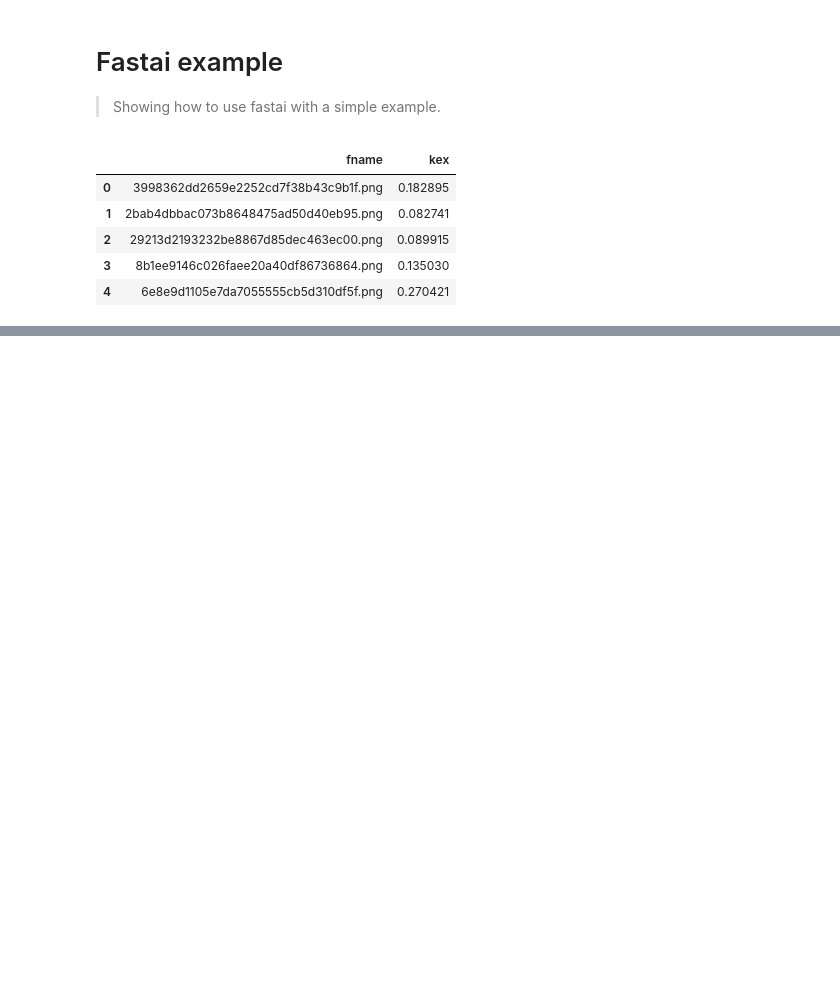
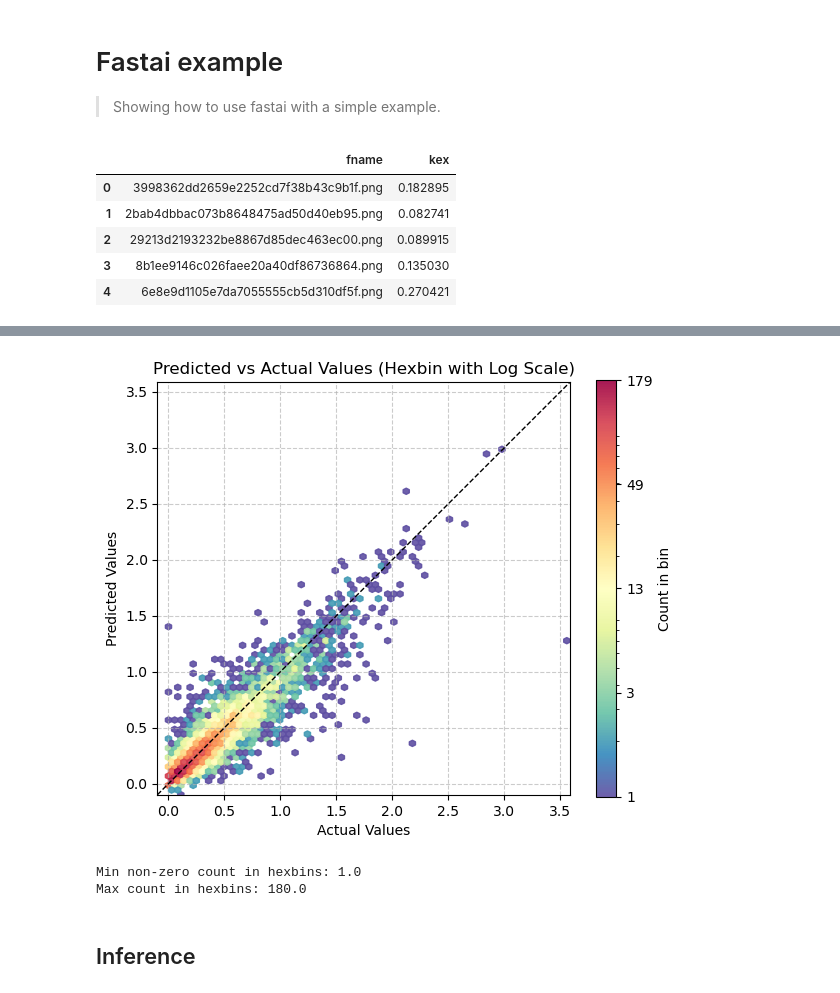
Before and after one commit to franckalbinet/uhina, a Jupyter notebook: nbs/example/fastai.ipynb, the cells around one changed output, grey strips where cells are left out. Saved outputs shown, nothing was run; the diff lists cells and outputs as text; code cells hidden in the pictures; blank space fills up the shorter version.

```diff
--- a/nbs/example/fastai.ipynb
+++ b/nbs/example/fastai.ipynb
@@ -49,3 +92,0 @@ SuggestedLRs(valley=0.0012022644514217973)
-# %%
-# targeting mse of 0.36
-learn.fit_one_cycle(10, 1e-3)
@@ -56,0 +93,2 @@ FileNotFoundError: [Errno 2] No such file or directory: '/Users/franckalbinet/pr
+# %%
+learn.fit_one_cycle(20, 2e-3)
@@ -56,0 +115,2 @@ FileNotFoundError: [Errno 2] No such file or directory: '/Users/franckalbinet/pr
+# %%
+val_preds, val_targets = learn.get_preds(dl=dls.valid)
@@ -56,0 +201,49 @@ FileNotFoundError: [Errno 2] No such file or directory: '/Users/franckalbinet/pr
+# %%
+plt.figure(figsize=(6, 6))
+
+# Use logarithmic bins for the colormap
+h = plt.hexbin(val_targets, val_preds, gridsize=65,
+               bins='log', cmap='Spectral_r', mincnt=1,
+               alpha=0.9)
+
+# Get the actual min and max counts from the hexbin data
+counts = h.get_array()
+min_count = counts[counts > 0].min()  # Minimum non-zero count
+max_count = counts.max()
+
+# Create a logarithmic colorbar
+cb = plt.colorbar(h, label='Count in bin', shrink=0.73)
+tick_locations = np.logspace(np.log10(min_count), np.log10(max_count), 5)
+cb.set_ticks(tick_locations)
+cb.set_ticklabels([f'{int(x)}' for x in tick_locations])
+
+# Add the diagonal line
+min_val = min(val_targets.min(), val_preds.min())
+max_val = max(val_targets.max(), val_preds.max())
+plt.plot([min_val, max_val], [min_val, max_val], 'k--', lw=1)
+
+# Set labels and title
+plt.xlabel('Actual Values')
+plt.ylabel('Predicted Values')
+plt.title('Predicted vs Actual Values (Hexbin with Log Scale)')
+
+# Add grid lines
+plt.grid(True, linestyle='--', alpha=0.65)
+
+# Set the same limits for both axes
+plt.xlim(min_val, max_val)
+plt.ylim(min_val, max_val)
+
+# Make the plot square
+plt.gca().set_aspect('equal', adjustable='box')
+
+plt.tight_layout()
+plt.show()
+
+# Print the range of counts in the hexbins
+print(f"Min non-zero count in hexbins: {min_count}")
+print(f"Max count in hexbins: {max_count}")
+# %% [output]
+[figure, added]
+Min non-zero count in hexbins: 1.0
+Max count in hexbins: 180.0
@@ -56,0 +253,2 @@ FileNotFoundError: [Errno 2] No such file or directory: '/Users/franckalbinet/pr
+# %% [markdown]
+## Inference
```
Also changed, not shown: parts of 23 cells of this notebook, 9 other files.
